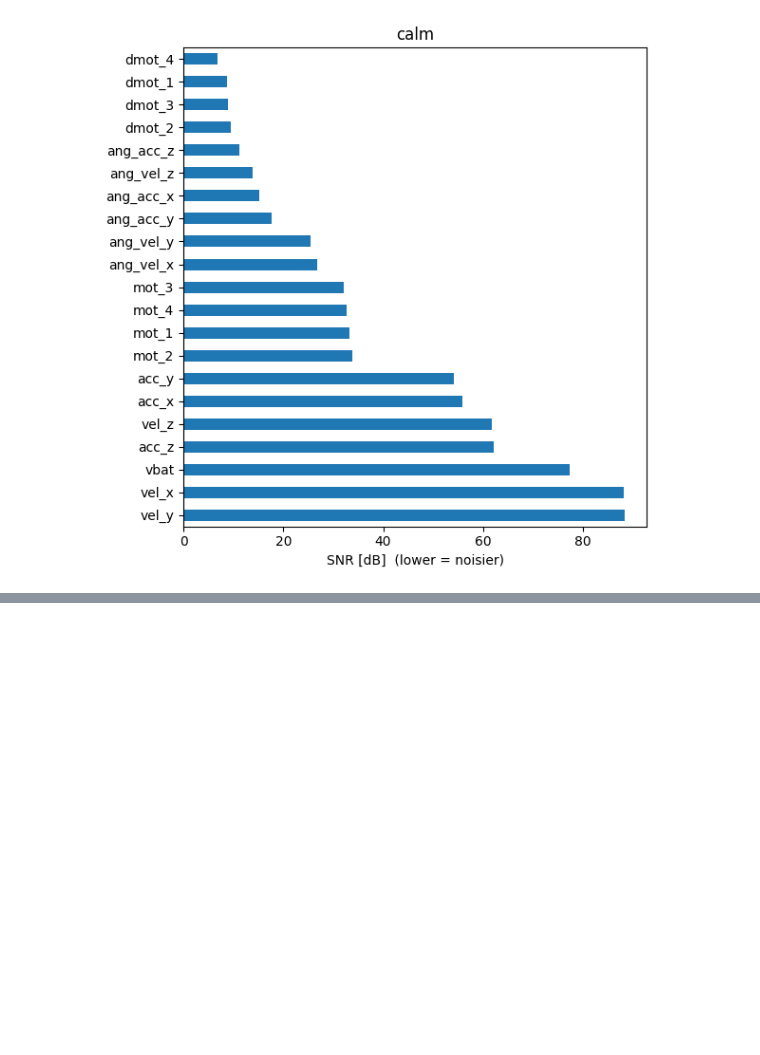
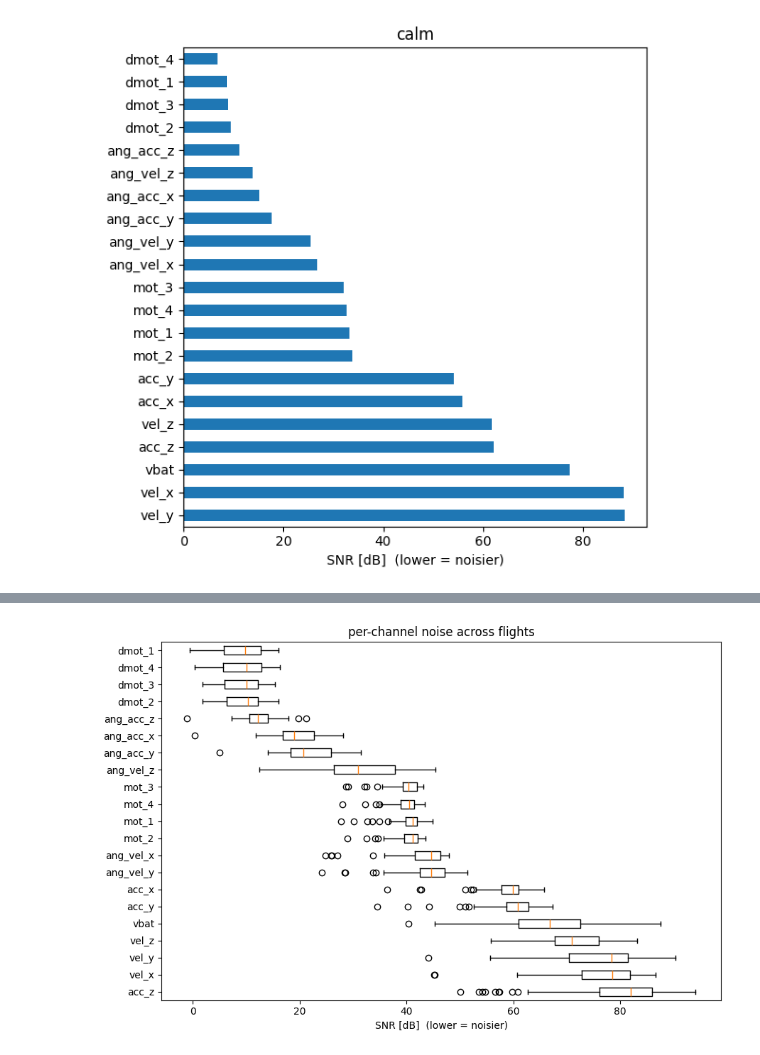
Before and after one commit to andyska09/mrs-BEM, a Jupyter notebook: EDA/noise_quality_eda.ipynb, the cells around one changed output, grey strips where cells are left out. Saved outputs shown, nothing was run; the diff lists cells and outputs as text; code cells hidden in the pictures; blank space fills up the shorter version.

```diff
--- a/EDA/noise_quality_eda.ipynb
+++ b/EDA/noise_quality_eda.ipynb
@@ -160,0 +169,4 @@ plt.xlabel('SNR [dB]  (lower = noisier)'); plt.title('calm'); plt.tight_layout()
+# %%
+c = u.noise_corpus(cache='noise_corpus.csv')
+c = c[~c.channel.str.startswith(('pos', 'q'))]
+c.shape
@@ -160,0 +177,3 @@ plt.xlabel('SNR [dB]  (lower = noisier)'); plt.title('calm'); plt.tight_layout()
+# %%
+q1 = c.groupby('channel')['snr_db'].median().sort_values()
+q1
@@ -160,0 +198,8 @@ plt.xlabel('SNR [dB]  (lower = noisier)'); plt.title('calm'); plt.tight_layout()
+# %%
+order = q1.index
+plt.figure(figsize=(9, 6))
+plt.boxplot([c.snr_db[c.channel == ch] for ch in order], vert=False, labels=order)
+plt.gca().invert_yaxis(); plt.xlabel('SNR [dB]  (lower = noisier)')
+plt.title('per-channel noise across flights'); plt.tight_layout()
+# %% [output]
+[figure, added]
```
Also changed, not shown: parts of 15 cells of this notebook, 2 other files.
